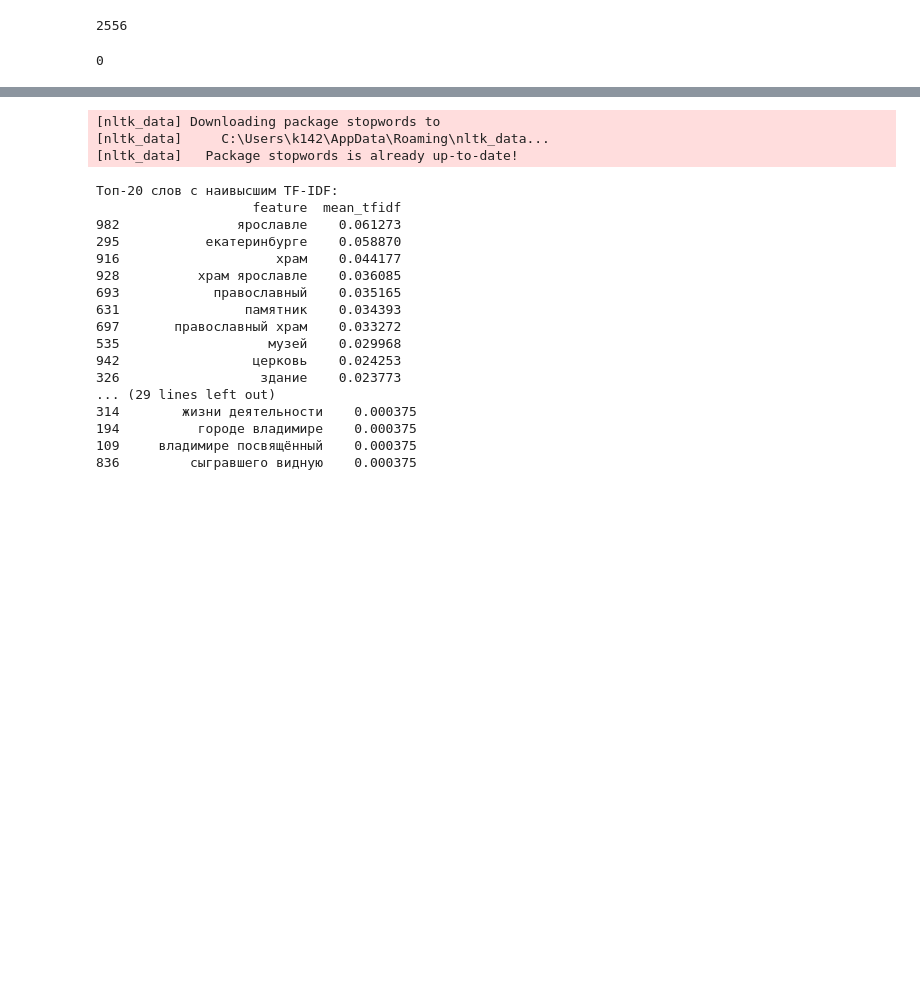
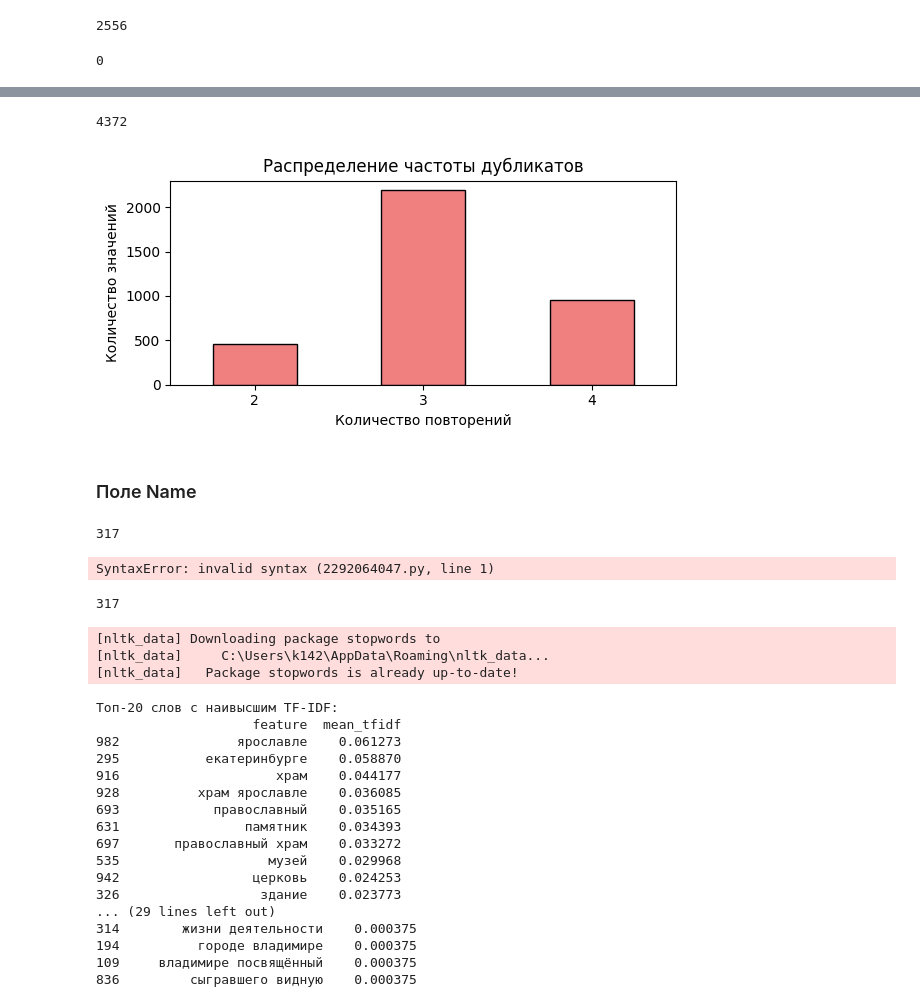
Before and after one commit to alex-chin/dls_part_2_nlp, a Jupyter notebook: week_08_chatgpt_instruction_tuning_RAG/Homework/hw05_rag.ipynb, the cells around one changed output, grey strips where cells are left out. Cells and saved outputs as stored; diff of their text form; code cells hidden in the pictures; blank space fills up the shorter version.

```diff
--- a/week_08_chatgpt_instruction_tuning_RAG/Homework/hw05_rag.ipynb
+++ b/week_08_chatgpt_instruction_tuning_RAG/Homework/hw05_rag.ipynb
@@ -149,3 +199,37 @@ df = df[df['description'] != '']
+# %%
+df.Num.unique().shape[0]
+# %% [output]
+4372
+# %%
+value_counts = df['Num'].value_counts()
+duplicate_counts = value_counts[value_counts > 1]
+plt.figure(figsize=(6, 3))
+
+frequency_distribution = duplicate_counts.value_counts().sort_index()
+frequency_distribution.plot(kind='bar', color='lightcoral', edgecolor='black')
+plt.title('Распределение частоты дубликатов')
+plt.xlabel('Количество повторений')
+plt.ylabel('Количество значений')
+plt.xticks(rotation=0)
+
+plt.tight_layout()
+plt.show()
+# %% [output]
+[figure, added]
+# %% [markdown]
+### Поле Name
+# %%
+df['Name'].unique().shape[0]
+# %% [output]
+317
+# %%
+df['Name'].unique()
+# %% [output]
+SyntaxError: invalid syntax (2292064047.py, line 1)
+# %%
+df['Name'].unique().shape[0]
+# %% [output]
+317
 # %%
 from sklearn.feature_extraction.text import TfidfVectorizer
 from nltk.corpus import stopwords
```
Also changed, not shown: parts of 11 cells of this notebook.
